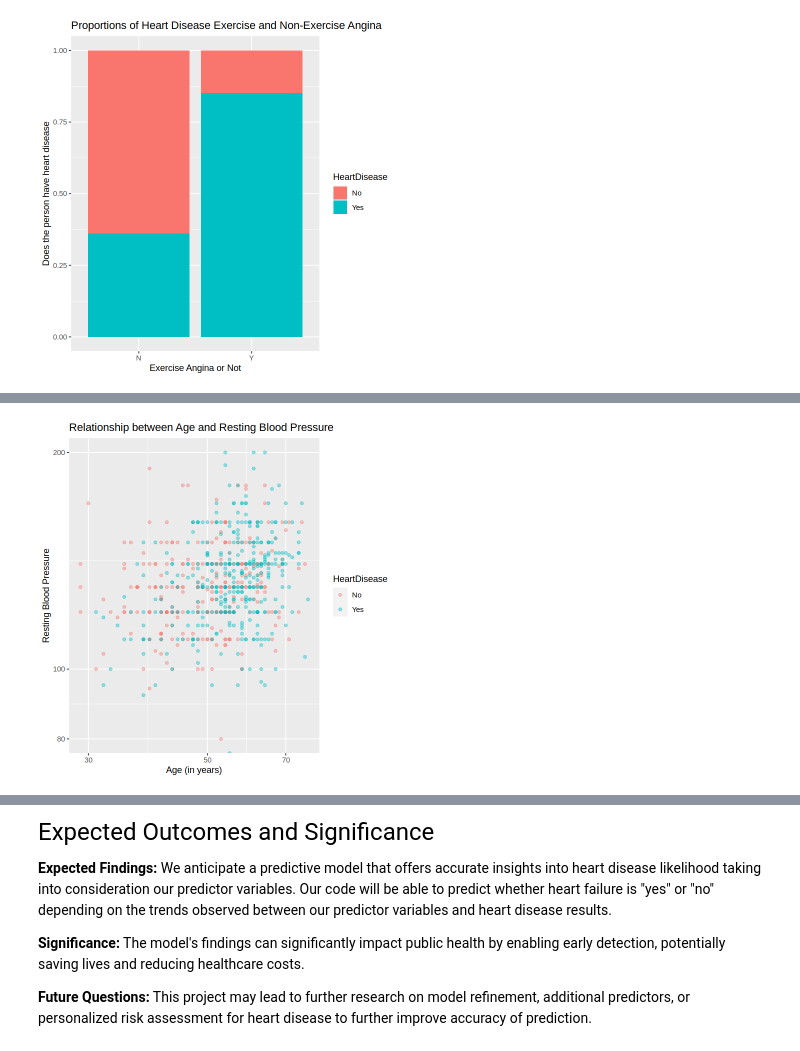
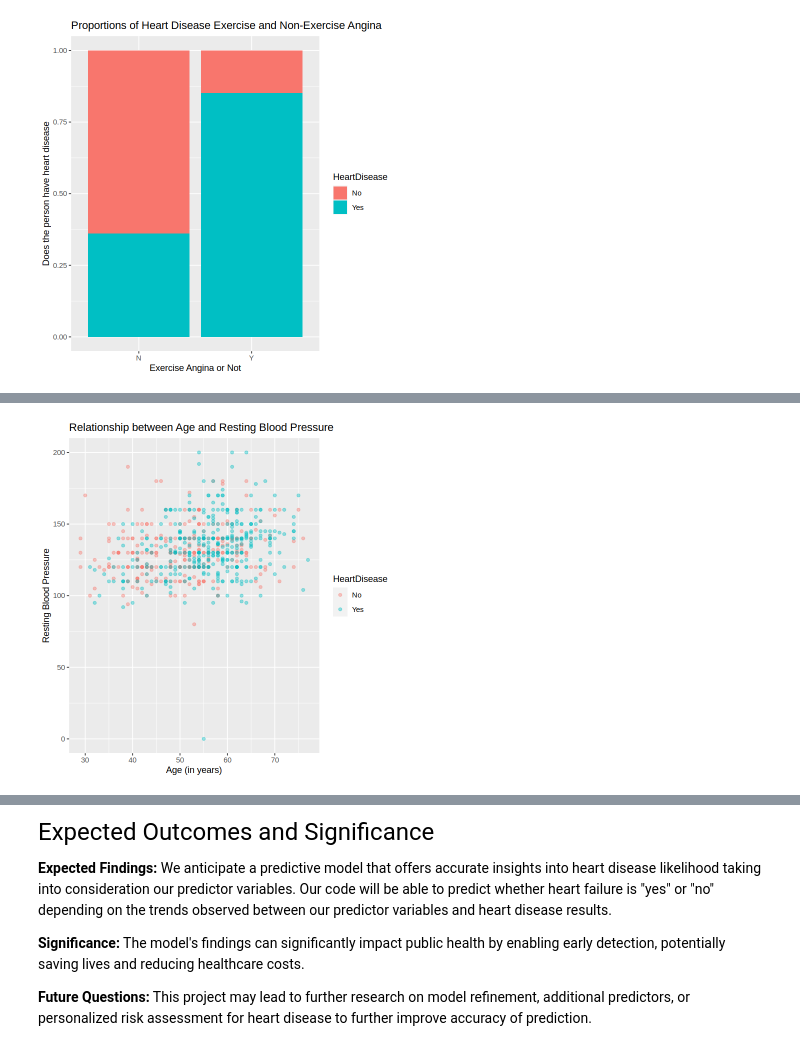
Before and after one commit to Muskandavee/PROPOSAL-, a Jupyter notebook: proposal.ipynb, the cells around one changed output, grey strips where cells are left out. Drawn from its saved outputs; the diff is of its cells as text; code cells hidden in the pictures.

Commit message:
removed scale and fixed the url thing I think

```diff
--- a/proposal.ipynb
+++ b/proposal.ipynb
@@ -23,8 +41,8 @@ options(repr.matrix.mas.rows=5)
 # %%
 url<-"https://raw.githubusercontent.com/Muskandavee/PROPOSAL-/main/heart.csv?token=GHSAT0AAAAAACIL7C5ONUF7EQO6NRJV2VSKZJ4MAEQ"
 # %%
-download.file(url, "data/heart.csv")
-heart_disease_data<-read_csv("data/heart.csv")|>
+#download.file(url, "data/heart.csv")
+heart_disease_data<-read_csv("https://raw.githubusercontent.com/Muskandavee/PROPOSAL-/main/heart.csv?token=GHSAT0AAAAAACIL7C5ONUF7EQO6NRJV2VSKZJ4MAEQ")|>
 mutate(HeartDisease=as_factor(HeartDisease))|>
 rename(ST_depression=Oldpeak)|>
 mutate(HeartDisease=ifelse(HeartDisease==1, "Yes", "No"))|>
@@ -221,8 +234,6 @@ geom_point(aes(color=HeartDisease),alpha=0.4)+
 xlab("Age (in years)")+
 ylab("Resting Blood Pressure")+
 labs("Heart Disease")+
-  scale_x_log10(labels = label_comma()) +
-  scale_y_log10(labels = label_comma())+
 ggtitle("Relationship between Age and Resting Blood Pressure")
 Age_RestingBP_plot
 # %% [output]
@@ -231,4 +240,4 @@ Warning message:
-[figure, old version]
+[figure, new version]
 # %%
 options(repr.plot.width = 6, repr.plot.height = 6)
 Age_Cholesterol_plot<-heart_disease_train|>
```
Also changed, not shown: parts of 4 cells of this notebook.
